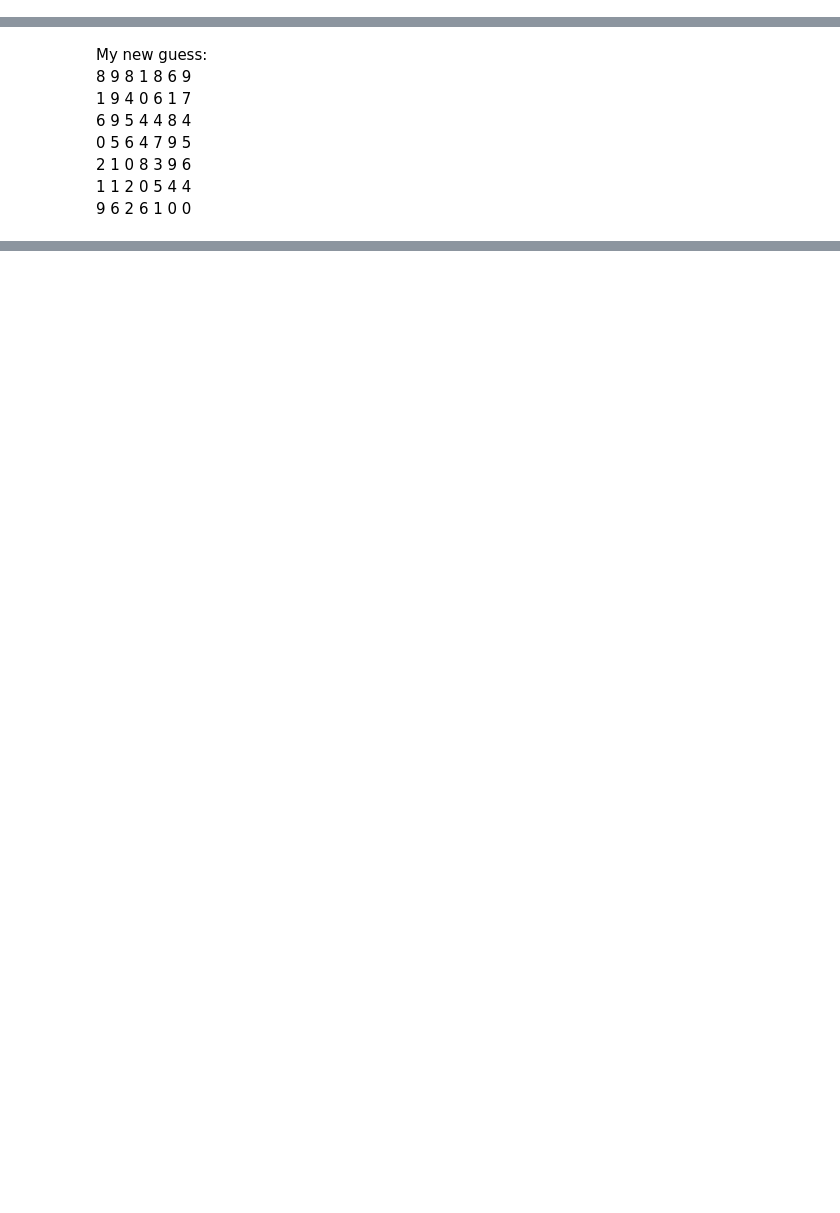
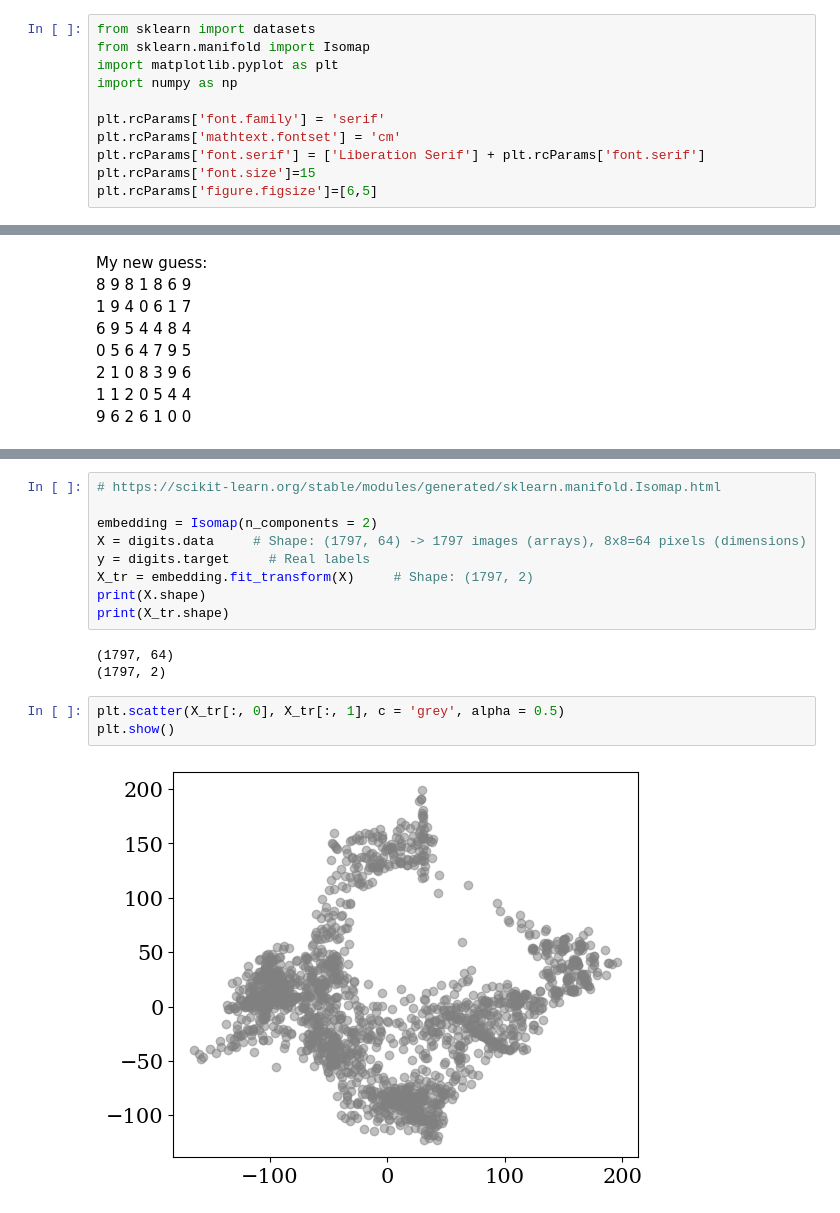
Before and after one commit to Alice-Palladino/astrostatistics_bicocca_2024, a Jupyter notebook: working/L13 - Handwritten digits.ipynb, the cells around one changed output, grey strips where cells are left out. Cells and saved outputs as stored; diff of their text form; blank space fills up the shorter version.

Commit message:
Edit L13 - Handwritten digits

```diff
--- a/working/L13 - Handwritten digits.ipynb
+++ b/working/L13 - Handwritten digits.ipynb
@@ -16,0 +17,11 @@ My guess: \
+# %%
+from sklearn import datasets
+from sklearn.manifold import Isomap
+import matplotlib.pyplot as plt
+import numpy as np
+
+plt.rcParams['font.family'] = 'serif'
+plt.rcParams['mathtext.fontset'] = 'cm'
+plt.rcParams['font.serif'] = ['Liberation Serif'] + plt.rcParams['font.serif']
+plt.rcParams['font.size']=15
+plt.rcParams['figure.figsize']=[6,5]
@@ -46,0 +104,17 @@ dict_keys(['data', 'target', 'frame', 'feature_names', 'target_names', 'images',
+# %%
+# https://scikit-learn.org/stable/modules/generated/sklearn.manifold.Isomap.html
+
+embedding = Isomap(n_components = 2)
+X = digits.data     # Shape: (1797, 64) -> 1797 images (arrays), 8x8=64 pixels (dimensions)
+y = digits.target     # Real labels
+X_tr = embedding.fit_transform(X)     # Shape: (1797, 2)
+print(X.shape)
+print(X_tr.shape)
+# %% [output]
+(1797, 64)
+(1797, 2)
+# %%
+plt.scatter(X_tr[:, 0], X_tr[:, 1], c = 'grey', alpha = 0.5)
+plt.show()
+# %% [output]
+[figure, added]
```
Also changed, not shown: parts of 11 cells of this notebook.
